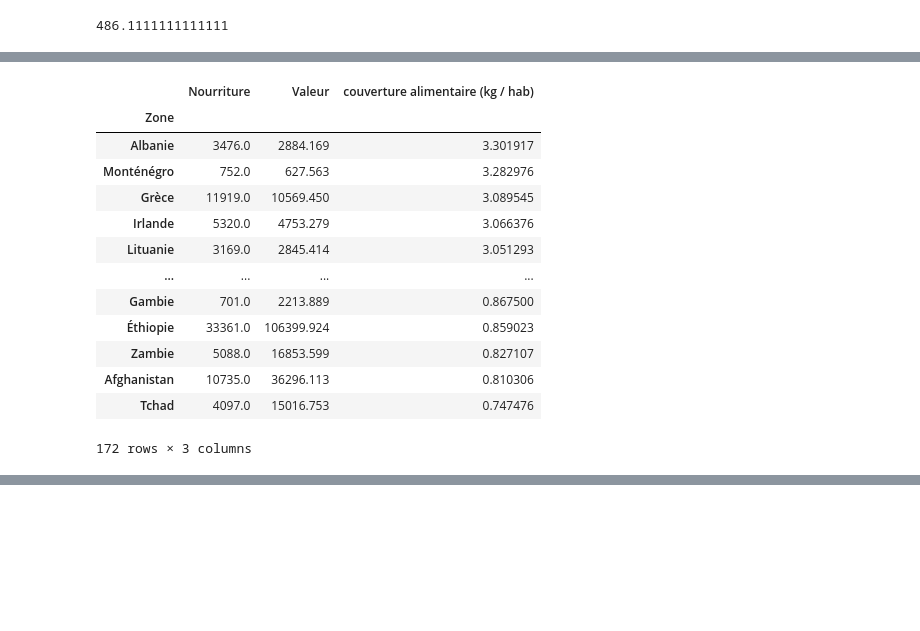
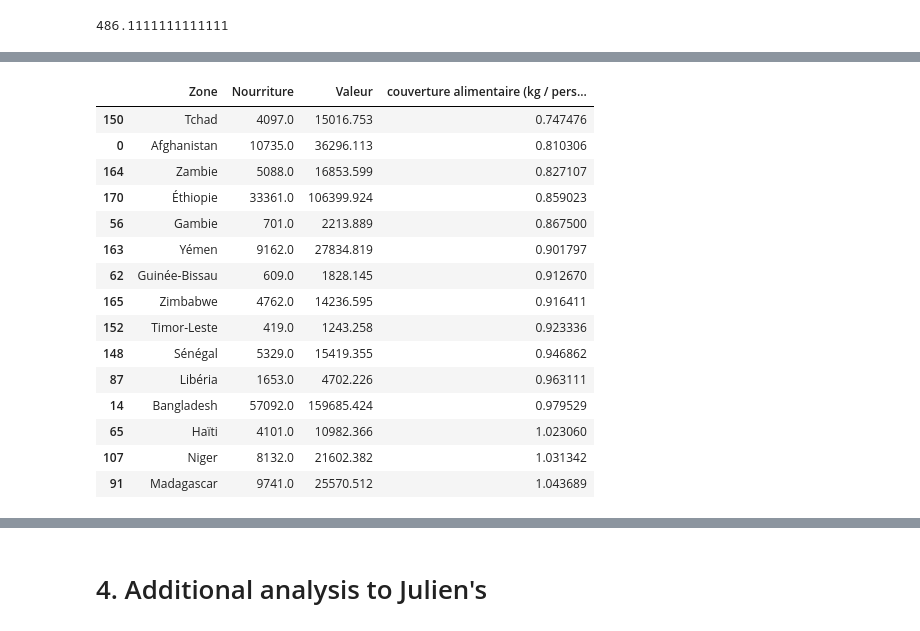
Before and after one commit to marcadeant/FAO-Analysis, a Jupyter notebook: notebook/P4OC-DataLab.ipynb, the cells around one changed output, grey strips where cells are left out. Saved outputs shown, nothing was run; the diff lists cells and outputs as text; code cells hidden in the pictures; blank space fills up the shorter version.

```diff
--- a/notebook/P4OC-DataLab.ipynb
+++ b/notebook/P4OC-DataLab.ipynb
@@ -744,2 +596,0 @@ dispo_alim_copy
-# %%
-pop_pays_2017.set_index('Zone')
@@ -862,13 +703,15 @@ Text(0.5, 0.98, "nutriment-adult's proportion recommanded")
 # %%
-#Portion alimentaire est d'1kg par jour et par personne
-seuil_thoerique_an = 356
+#Portion alimentaire est d'0.6kg par jour et par personne
+seuil_thoerique_an = 365 * 1
+pop_pays_2017_copy = pop_pays_2017.copy()
 # %%
 dispo_alim_copy = dispo_alim.copy()
+
 dispo_alim_pays = pd.DataFrame(dispo_alim_copy.groupby(by='Zone').sum()['Nourriture'])
-pop_pays_2017.set_index('Zone', inplace=True)
-couver_alimentaire_pays = pd.concat([dispo_alim_pays, pop_pays_2017], axis = 1)
+pop_pays_2017_copy.set_index('Zone', inplace=True)
+couver_alimentaire_pays = pd.concat([dispo_alim_pays, pop_pays_2017_copy], axis = 1)
 # %%
-couver_alimentaire_pays['couverture alimentaire (kg / hab)'] = (couver_alimentaire_pays['Nourriture']*1000) / (couver_alimentaire_pays['Valeur'] *365)
+couver_alimentaire_pays['couverture alimentaire (kg / personne / jour)'] = (couver_alimentaire_pays['Nourriture']*1000) / (couver_alimentaire_pays['Valeur'] *365)
 # %%
 couver_alimentaire_pays.dropna(inplace=True)
 # %%
@@ -880,21 +723,23 @@ couverture alimentaire (kg / hab)        1.164268
 Name: Mali, dtype: float64
 # %%
-couver_alimentaire_pays.sort_values('couverture alimentaire (kg / hab)', ascending = False)
+couver_alimentaire_pays.sort_values('couverture alimentaire (kg / personne / jour)', ascending = True).head(15)
 # %% [output]
-|  | Nourriture | Valeur | couverture alimentaire (kg / hab) |
-| Zone |  |  |  |
-| Albanie | 3476.0 | 2884.169 | 3.301917 |
-| Monténégro | 752.0 | 627.563 | 3.282976 |
-| Grèce | 11919.0 | 10569.450 | 3.089545 |
-| Irlande | 5320.0 | 4753.279 | 3.066376 |
-| Lituanie | 3169.0 | 2845.414 | 3.051293 |
-| ... | ... | ... | ... |
-| Gambie | 701.0 | 2213.889 | 0.867500 |
-| Éthiopie | 33361.0 | 106399.924 | 0.859023 |
-| Zambie | 5088.0 | 16853.599 | 0.827107 |
-| Afghanistan | 10735.0 | 36296.113 | 0.810306 |
-| Tchad | 4097.0 | 15016.753 | 0.747476 |
+|  | Zone | Nourriture | Valeur | couverture alimentaire (kg / pers... |
+| 150 | Tchad | 4097.0 | 15016.753 | 0.747476 |
+| 0 | Afghanistan | 10735.0 | 36296.113 | 0.810306 |
+| 164 | Zambie | 5088.0 | 16853.599 | 0.827107 |
+| 170 | Éthiopie | 33361.0 | 106399.924 | 0.859023 |
+| 56 | Gambie | 701.0 | 2213.889 | 0.867500 |
+| 163 | Yémen | 9162.0 | 27834.819 | 0.901797 |
+| 62 | Guinée-Bissau | 609.0 | 1828.145 | 0.912670 |
+| 165 | Zimbabwe | 4762.0 | 14236.595 | 0.916411 |
+| 152 | Timor-Leste | 419.0 | 1243.258 | 0.923336 |
+| 148 | Sénégal | 5329.0 | 15419.355 | 0.946862 |
+| 87 | Libéria | 1653.0 | 4702.226 | 0.963111 |
+| 14 | Bangladesh | 57092.0 | 159685.424 | 0.979529 |
+| 65 | Haïti | 4101.0 | 10982.366 | 1.023060 |
+| 107 | Niger | 8132.0 | 21602.382 | 1.031342 |
+| 91 | Madagascar | 9741.0 | 25570.512 | 1.043689 |
-172 rows × 3 columns
 # %%
 couver_alimentaire_pays.reset_index(inplace = True)
 # %%
@@ -929,3 +774,5 @@ axe[1].pie(prop_rich_alim_pays, labels =['very poor', 'poor', 'sufficient', 'ric
   Text(0.193728278719851, -0.5678638516618606, '32.6%'),
   Text(0.5964005909307962, -0.06562267243412861, '3.5%')])
 [figure]
+# %% [markdown]
+# 4. Additional analysis to Julien's
```
Also changed, not shown: parts of 95 cells of this notebook, 4 other files.
